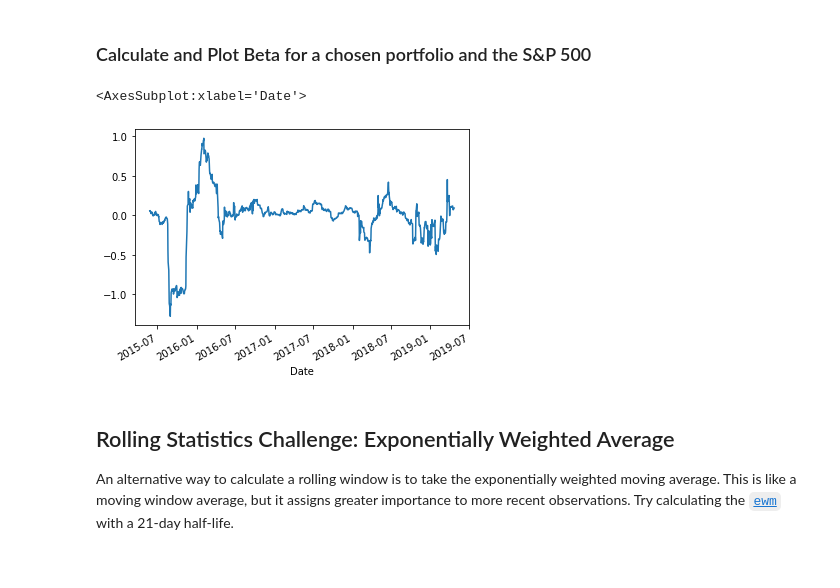
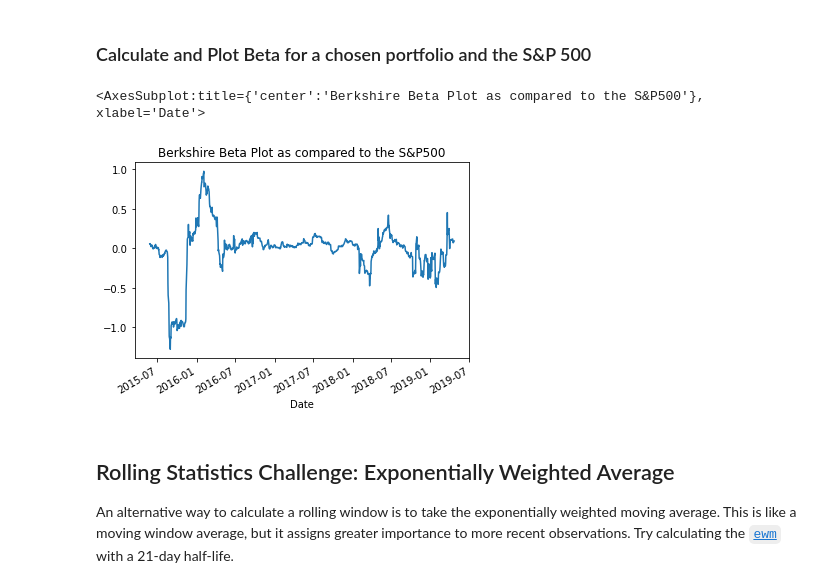
Before and after one commit to JQH84/Portfolio-Analysis, a Jupyter notebook: whale_analysis.ipynb, the cells around one changed output. Cells and saved outputs as stored; diff of their text form; code cells hidden in the pictures.

```diff
--- a/whale_analysis.ipynb
+++ b/whale_analysis.ipynb
@@ -286,36 +285,36 @@ sns.heatmap(all_returns_correlation, vmin=-1 , vmax=1)
 berkshire_cov = all_returns['berkshire'].rolling(window=60).cov(all_returns['sp500'])
 # algo1_cov  = all_returns['algo1'].rolling(window=60).cov(all_returns['sp500'])
 # algo2_cov = all_returns['algo2'].rolling(window=60).cov(all_returns['sp500'])
 # sp500_cov = all_returns['sp500'].rolling(window=60).cov(all_returns['sp500'])
 
 # Calculate variance of S&P 500
 sp500_var = all_returns['sp500'].var()
 
 # Computing beta
 # soros_beta = soros_cov /sp500_var
 
 # paulson_beta = paulson_cov / sp500_var
 
 # tiger_beta = tiger_cov / sp500_var
 
 berkshire_beta = berkshire_cov / sp500_var
 
 # algo1_beta = algo1_cov / sp500_var
 
 # algo2_beta = algo2_cov / sp500_var
 
 # Plot beta trend
 # beta_plt = soros_beta.plot(figsize=(15,5))
 # paulson_beta.plot(ax = beta_plt)
 # tiger_beta.plot(ax= beta_plt)
-berkshire_beta.plot()
+berkshire_beta.plot(title= "Berkshire Beta Plot as compared to the S&P500")
 # algo1_beta.plot( ax = beta_plt)
 # algo2_beta.plot(ax = beta_plt)
 
 # beta_plt.legend(['Soros', 'Paulson' , "Tiger" , "Berkshire" , 'Algo 1', 'Algo 2'])
 # %% [output]
-<AxesSubplot:xlabel='Date'>
+<AxesSubplot:title={'center':'Berkshire Beta Plot as compared to the S&P500'}, xlabel='Date'>
-[figure, old version]
+[figure, new version]
 # %% [markdown]
 ## Rolling Statistics Challenge: Exponentially Weighted Average
 
```
Also changed, not shown: parts of 12 cells of this notebook.
